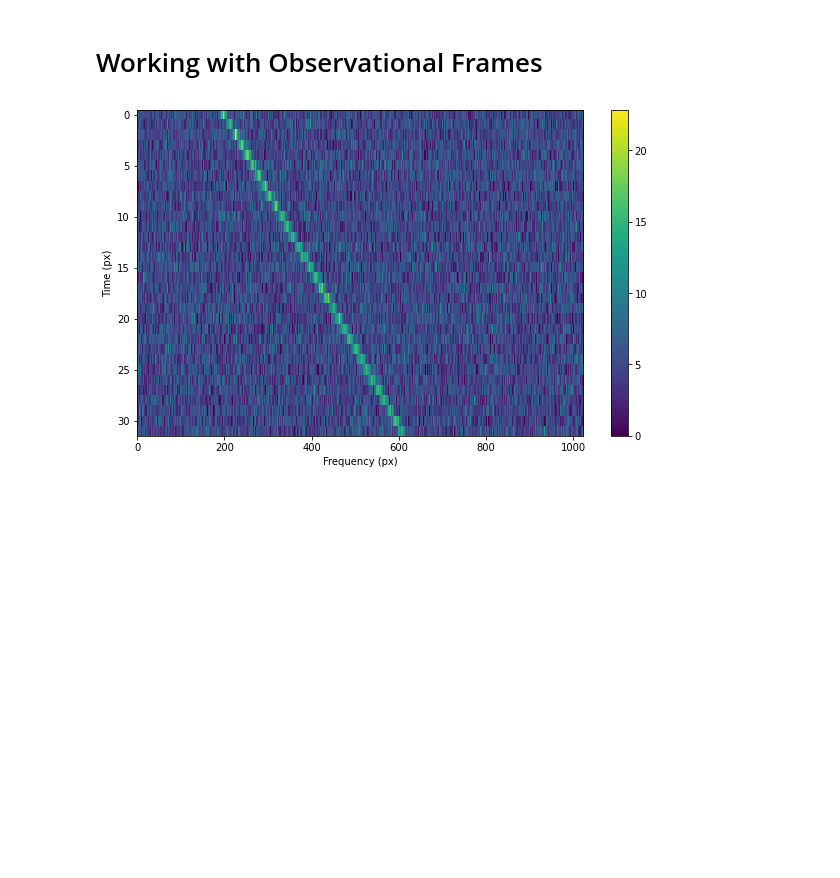
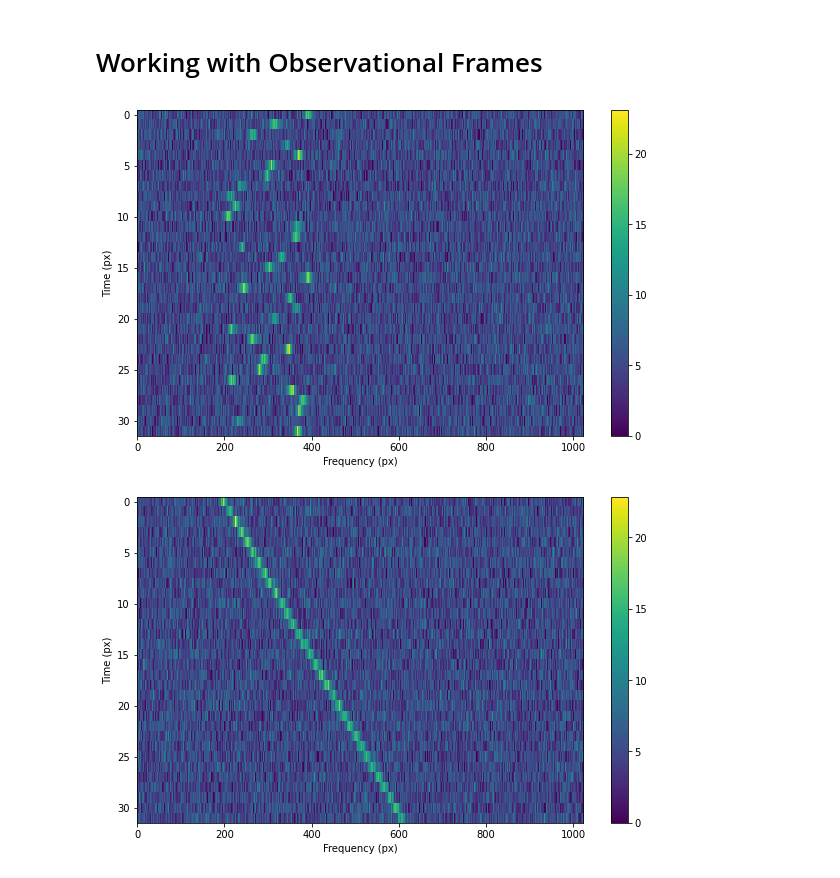
Before and after one commit to bbrzycki/setigen, a Jupyter notebook: jupyter-notebooks/development/Working with Observational Frames.ipynb, the cells around one changed output. Cells and saved outputs as stored; diff of their text form; code cells hidden in the pictures; blank space fills up the shorter version.

Commit message:
Add array add signal

```diff
--- a/jupyter-notebooks/development/Working with Observational Frames.ipynb
+++ b/jupyter-notebooks/development/Working with Observational Frames.ipynb
@@ -16,6 +16,37 @@ import setigen as stg
 # %%
 %matplotlib inline
 import matplotlib.pyplot as plt
+# %%
+from astropy import units as u
+import numpy as np
+import setigen as stg
+import matplotlib.pyplot as plt
+
+frame = stg.Frame(fchans=1024*u.pixel,
+                  tchans=32*u.pixel,
+                  df=2.7939677238464355*u.Hz,
+                  dt=18.25361108*u.s,
+                  fch1=6095.214842353016*u.MHz)
+frame.add_noise(x_mean=5, x_std=2, x_min=0)
+
+path_array = np.random.uniform(frame.get_frequency(200),
+                               frame.get_frequency(400),
+                               32)
+t_profile_array = np.random.uniform(frame.get_intensity(snr=20),
+                                    frame.get_intensity(snr=40),
+                                    32)
+
+frame.add_signal(path_array,
+                 t_profile_array,
+                 stg.gaussian_f_profile(width=40*u.Hz),
+                 stg.constant_bp_profile(level=1))
+
+fig = plt.figure(figsize=(10, 6))
+frame.render()
+plt.savefig('../../docs/source/images/advanced_array_synth.png', bbox_inches='tight')
+plt.show()
+# %% [output]
+[figure, added]
 # %%
 %matplotlib inline
 from astropy import units as u
```
Also changed, not shown: 1 other file.
